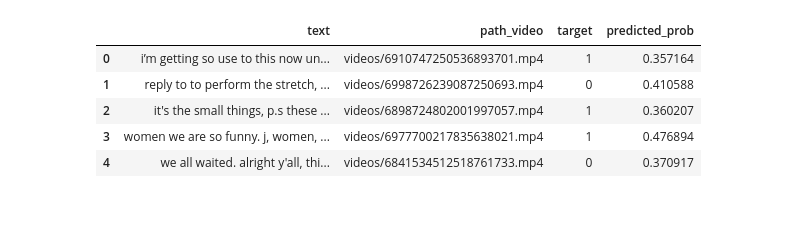
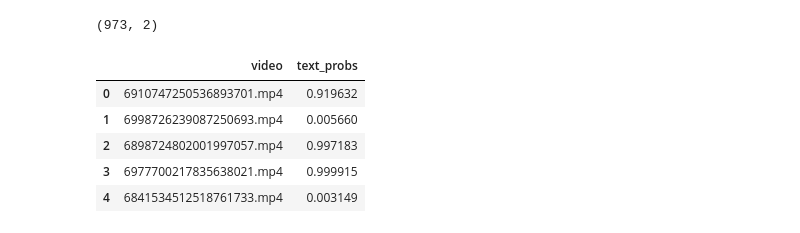
Before and after one commit to dsgt-kaggle-clef/exist-2025, a Jupyter notebook: notebooks/late_fusion/Late Fusion.ipynb, the cells around one changed output. Saved outputs shown, nothing was run; the diff lists cells and outputs as text; code cells hidden in the pictures.

```diff
--- a/notebooks/late_fusion/Late Fusion.ipynb
+++ b/notebooks/late_fusion/Late Fusion.ipynb
@@ -10,9 +0,0 @@ df4 = pd.read_csv('/storage/home/hcoda1/6/sali363/p-dsgt_clef2025-0/exist2025/te
-# %%
-df1.head()
-# %% [output]
-|  | text | path_video | target | predicted_prob |
-| 0 | i’m getting so use to this now un... | videos/6910747250536893701.mp4 | 1 | 0.357164 |
-| 1 | reply to to perform the stretch, ... | videos/6998726239087250693.mp4 | 0 | 0.410588 |
-| 2 | it's the small things, p.s these ... | videos/6898724802001997057.mp4 | 1 | 0.360207 |
-| 3 | women we are so funny. j, women, ... | videos/6977700217835638021.mp4 | 1 | 0.476894 |
-| 4 | we all waited. alright y'all, thi... | videos/6841534512518761733.mp4 | 0 | 0.370917 |
@@ -18,0 +11,14 @@ df1.head()
+# %%
+df_text = pd.concat([df_text_test, df_text_valid, df_text_train])
+df_text = df_text.rename(columns={'prob_class_1': 'text_probs'})
+df_text = df_text.drop(columns=['true_label', 'pred_label', 'prob_class_0'])
+print(df_text.shape)
+df_text.head()
+# %% [output]
+(973, 2)
+|  | video | text_probs |
+| 0 | 6910747250536893701.mp4 | 0.919632 |
+| 1 | 6998726239087250693.mp4 | 0.005660 |
+| 2 | 6898724802001997057.mp4 | 0.997183 |
+| 3 | 6977700217835638021.mp4 | 0.999915 |
+| 4 | 6841534512518761733.mp4 | 0.003149 |
```
Also changed, not shown: parts of 25 cells of this notebook, 5 other files.
